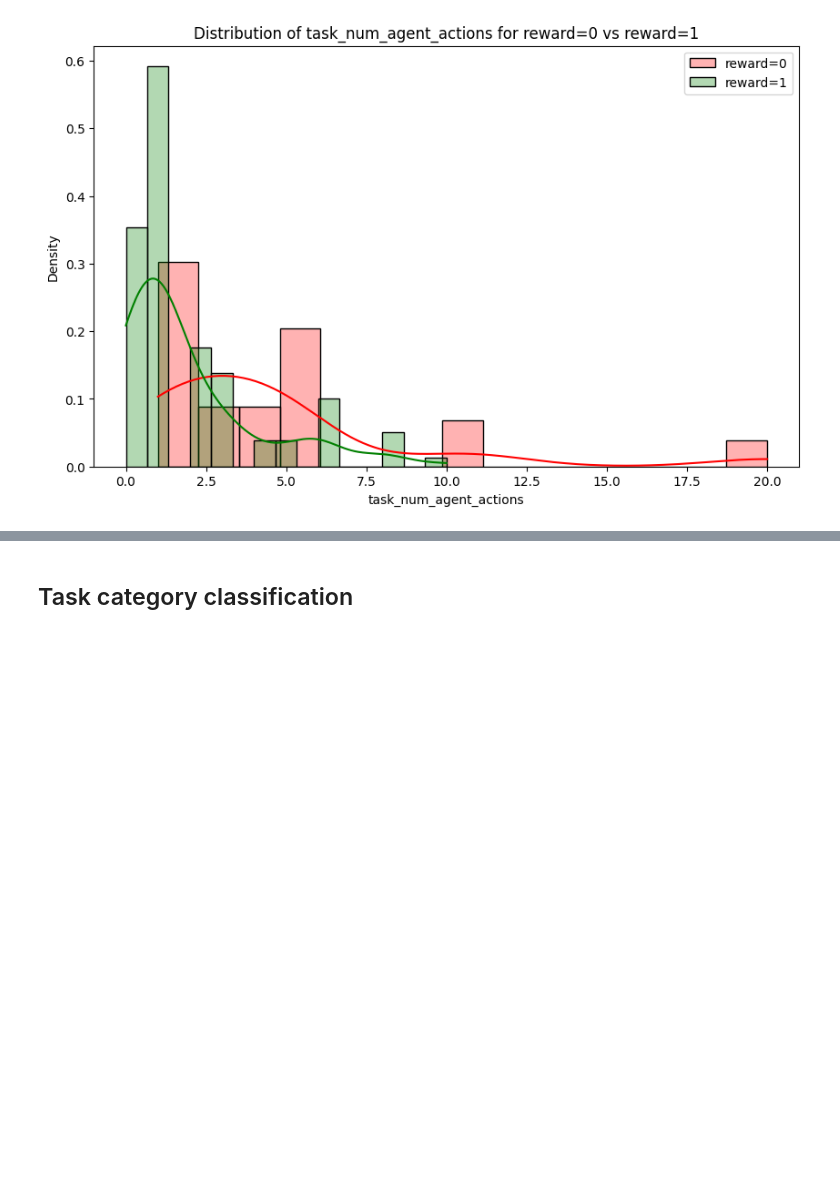
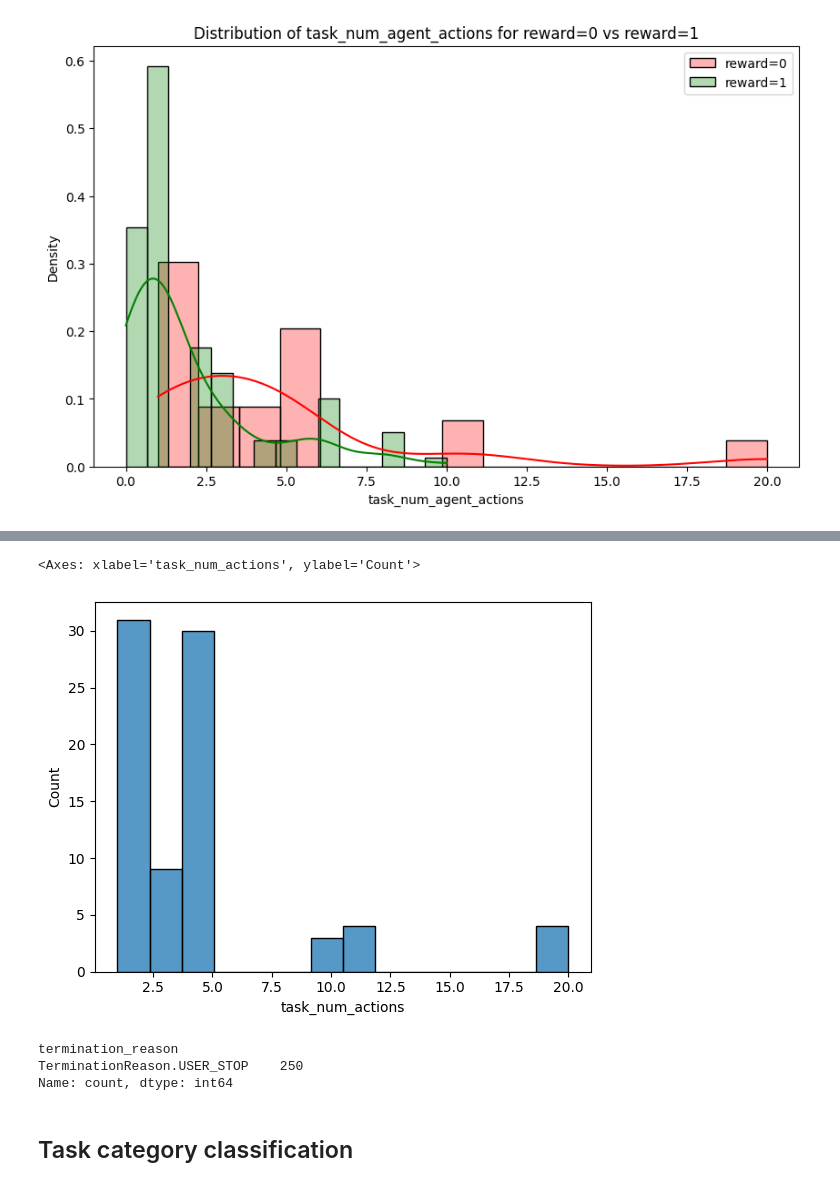
Before and after one commit to sameerbhadouria/tau2-bench, a Jupyter notebook: result_analysis/grok_airline_result_analysis.ipynb, the cells around one changed output, grey strips where cells are left out. Saved outputs shown, nothing was run; the diff lists cells and outputs as text; code cells hidden in the pictures; blank space fills up the shorter version.

```diff
--- a/result_analysis/grok_airline_result_analysis.ipynb
+++ b/result_analysis/grok_airline_result_analysis.ipynb
@@ -150,3 +168,18 @@ plot_col_dist_by_reward_vals("task_num_agent_actions", filtered_airline_results)
+# %%
+## Transfers
+
+sns.histplot(filtered_airline_results[filtered_airline_results.reward == 0].task_num_actions)
+# sns.histplot(filtered_airline_results[filtered_airline_results.reward == 1].task_num_actions)
+# %% [output]
+<Axes: xlabel='task_num_actions', ylabel='Count'>
+[figure, added]
+# %%
+## This can be safely ignored
+filtered_airline_results["termination_reason"].value_counts()
+# %% [output]
+termination_reason
+TerminationReason.USER_STOP    250
+Name: count, dtype: int64
 # %% [markdown]
 ## Task category classification
 # %%
```
Also changed, not shown: parts of 31 cells of this notebook, 3 other files.
